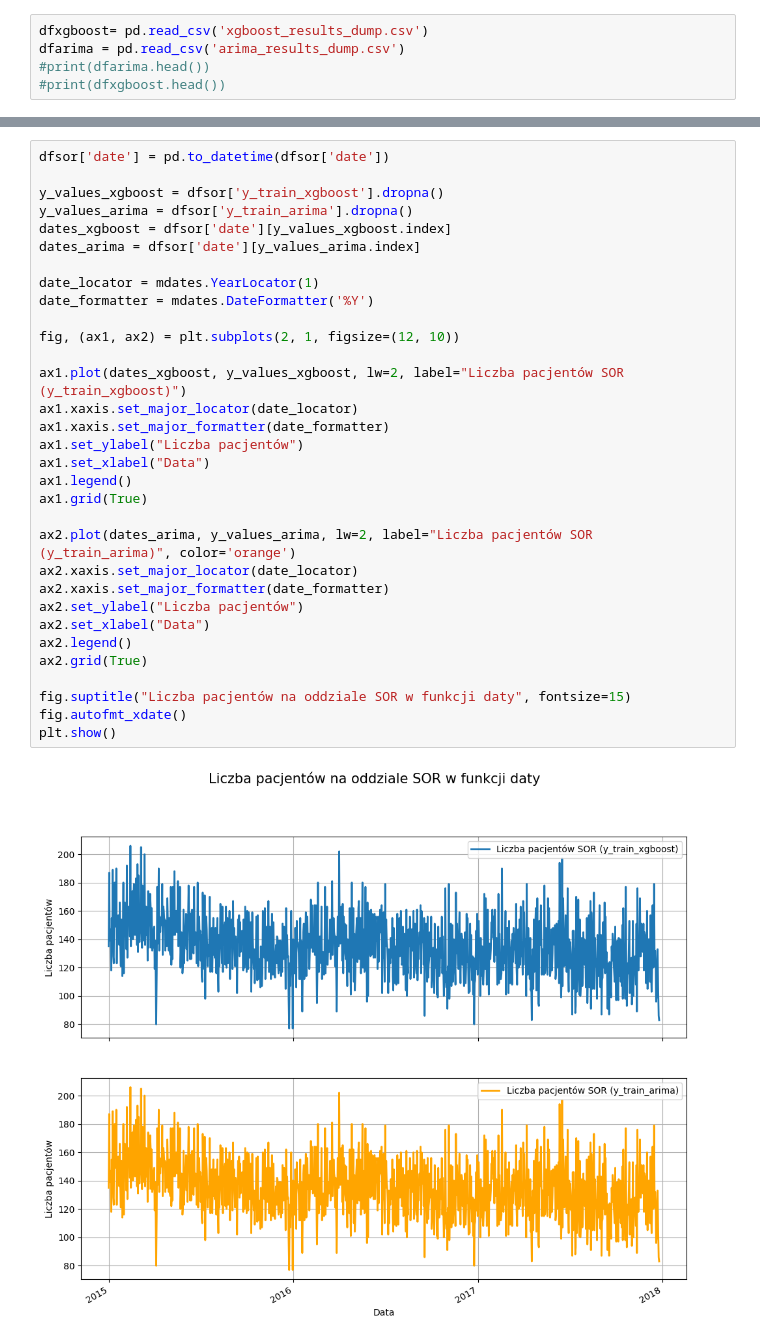
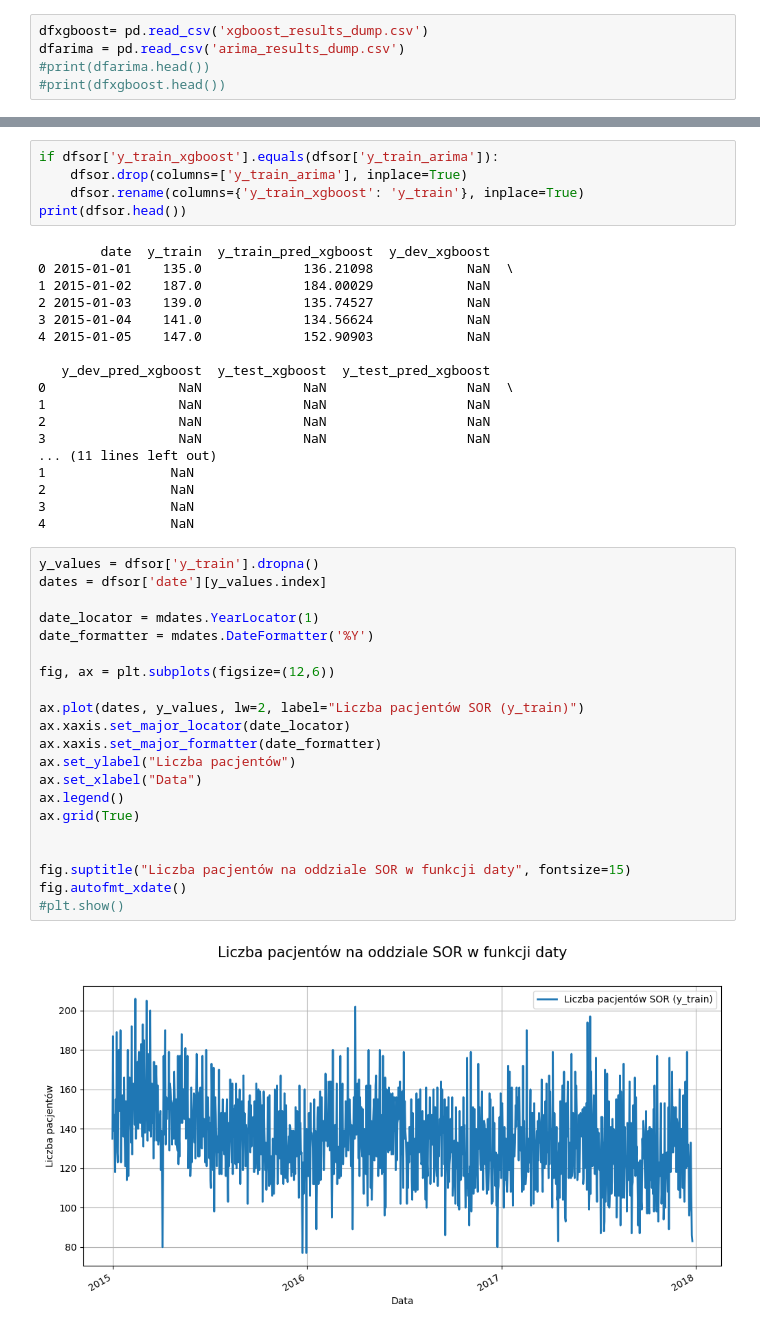
Before and after one commit to Nekq1601/Jupyter_SOR, a Jupyter notebook: Praktyki_SOR.ipynb, the cells around one changed output, grey strips where cells are left out. Cells and saved outputs as stored; diff of their text form.

```diff
--- a/Praktyki_SOR.ipynb
+++ b/Praktyki_SOR.ipynb
@@ -16,35 +17,47 @@ dfsor = pd.merge(dfxgboost, dfarima, on = 'date', suffixes = ('_xgboost','_arima
 #print(dfsor.head())
+# %%
+if dfsor['y_train_xgboost'].equals(dfsor['y_train_arima']):
+    dfsor.drop(columns=['y_train_arima'], inplace=True)
+    dfsor.rename(columns={'y_train_xgboost': 'y_train'}, inplace=True)
+print(dfsor.head())
+# %% [output]
+        date  y_train  y_train_pred_xgboost  y_dev_xgboost
+0 2015-01-01    135.0             136.21098            NaN  \
+1 2015-01-02    187.0             184.00029            NaN
+2 2015-01-03    139.0             135.74527            NaN
+3 2015-01-04    141.0             134.56624            NaN
+4 2015-01-05    147.0             152.90903            NaN
+
+   y_dev_pred_xgboost  y_test_xgboost  y_test_pred_xgboost
+0                 NaN             NaN                  NaN  \
+1                 NaN             NaN                  NaN
+2                 NaN             NaN                  NaN
+3                 NaN             NaN                  NaN
+... (11 lines left out)
+1                NaN
+2                NaN
+3                NaN
+4                NaN
 # %%
-dfsor['date'] = pd.to_datetime(dfsor['date'])
-
-y_values_xgboost = dfsor['y_train_xgboost'].dropna()
-y_values_arima = dfsor['y_train_arima'].dropna()
-dates_xgboost = dfsor['date'][y_values_xgboost.index]
-dates_arima = dfsor['date'][y_values_arima.index]
+y_values = dfsor['y_train'].dropna()
+dates = dfsor['date'][y_values.index]
 
 date_locator = mdates.YearLocator(1)
 date_formatter = mdates.DateFormatter('%Y')
 
-fig, (ax1, ax2) = plt.subplots(2, 1, figsize=(12, 10))
+fig, ax = plt.subplots(figsize=(12,6))
 
-ax1.plot(dates_xgboost, y_values_xgboost, lw=2, label="Liczba pacjentów SOR (y_train_xgboost)")
-ax1.xaxis.set_major_locator(date_locator)
-ax1.xaxis.set_major_formatter(date_formatter)
-ax1.set_ylabel("Liczba pacjentów")
-ax1.set_xlabel("Data")
-ax1.legend()
-ax1.grid(True)
+ax.plot(dates, y_values, lw=2, label="Liczba pacjentów SOR (y_train)")
+ax.xaxis.set_major_locator(date_locator)
+ax.xaxis.set_major_formatter(date_formatter)
+ax.set_ylabel("Liczba pacjentów")
+ax.set_xlabel("Data")
+ax.legend()
+ax.grid(True)
 
-ax2.plot(dates_arima, y_values_arima, lw=2, label="Liczba pacjentów SOR (y_train_arima)", color='orange')
-ax2.xaxis.set_major_locator(date_locator)
-ax2.xaxis.set_major_formatter(date_formatter)
-ax2.set_ylabel("Liczba pacjentów")
-ax2.set_xlabel("Data")
-ax2.legend()
-ax2.grid(True)
 
 fig.suptitle("Liczba pacjentów na oddziale SOR w funkcji daty", fontsize=15)
 fig.autofmt_xdate()
-plt.show()
+#plt.show()
 # %% [output]
-[figure, old version]
+[figure, new version]
```
Also changed, not shown: parts of 2 cells of this notebook.
